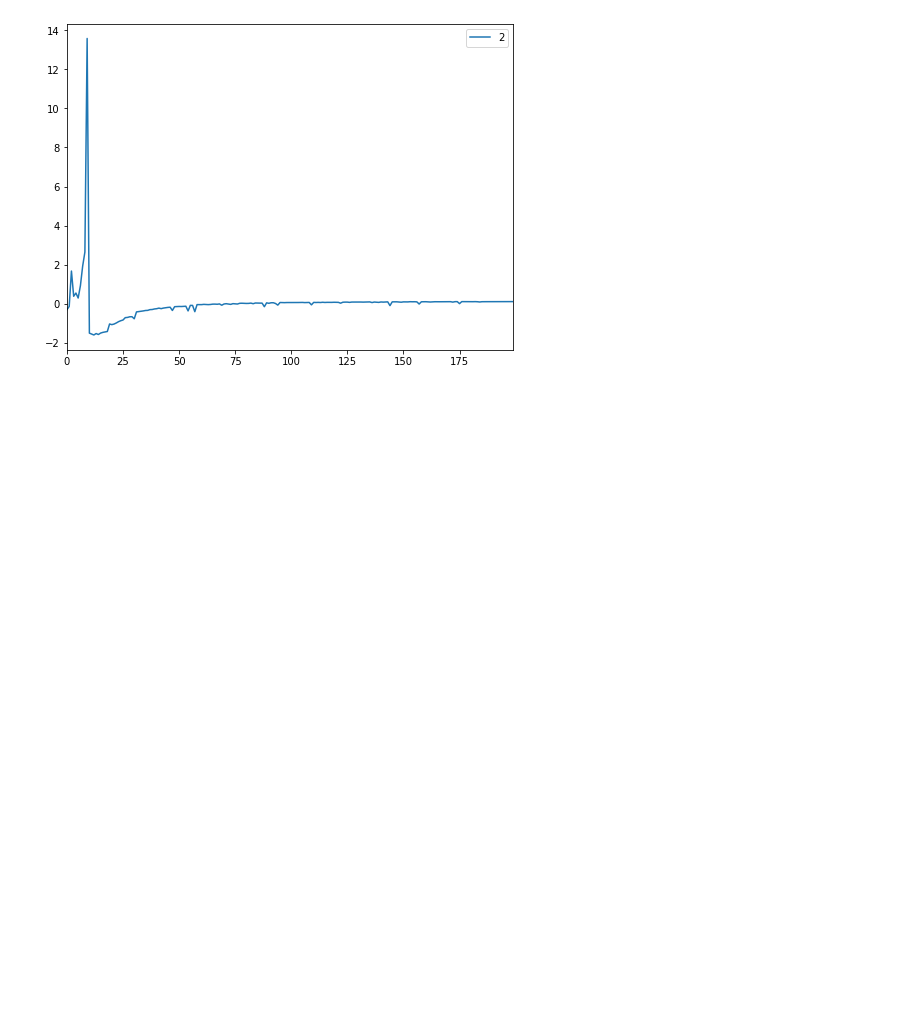
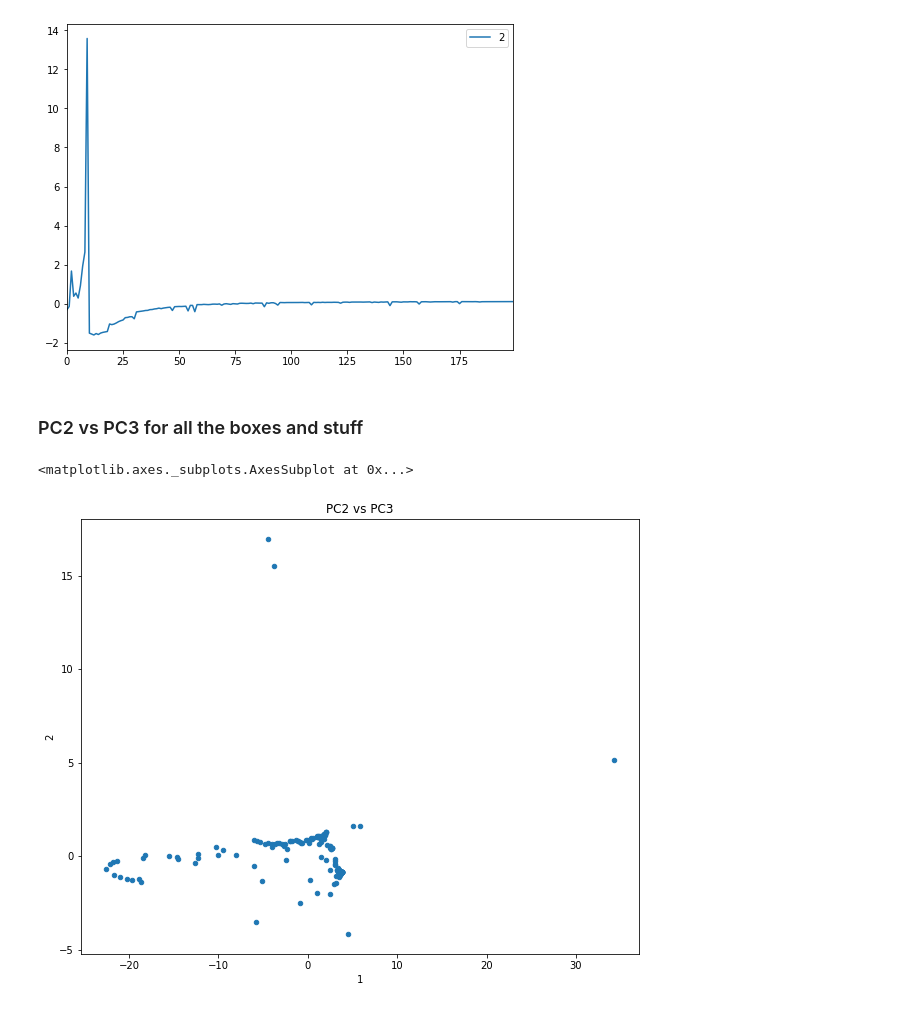
Before and after one commit to Dithizone/Math398-Project, a Jupyter notebook: PerformingPCA.ipynb, the cells around one changed output. Cells and saved outputs as stored; diff of their text form; code cells hidden in the pictures; blank space fills up the shorter version.

```diff
--- a/PerformingPCA.ipynb
+++ b/PerformingPCA.ipynb
@@ -284,3 +300,10 @@ Box4principalDataframe.plot(kind="line", y=2, figsize=(8, 6))
 # %% [output]
 <matplotlib.axes._subplots.AxesSubplot at 0x...>
 [figure]
+# %% [markdown]
+### PC2 vs PC3 for all the boxes and stuff
+# %%
+principalDataframe.plot(kind='scatter', x=1, y=2, figsize=(10, 8), title='PC2 vs PC3')
+# %% [output]
+<matplotlib.axes._subplots.AxesSubplot at 0x...>
+[figure, added]
```
Also changed, not shown: parts of 9 cells of this notebook.
